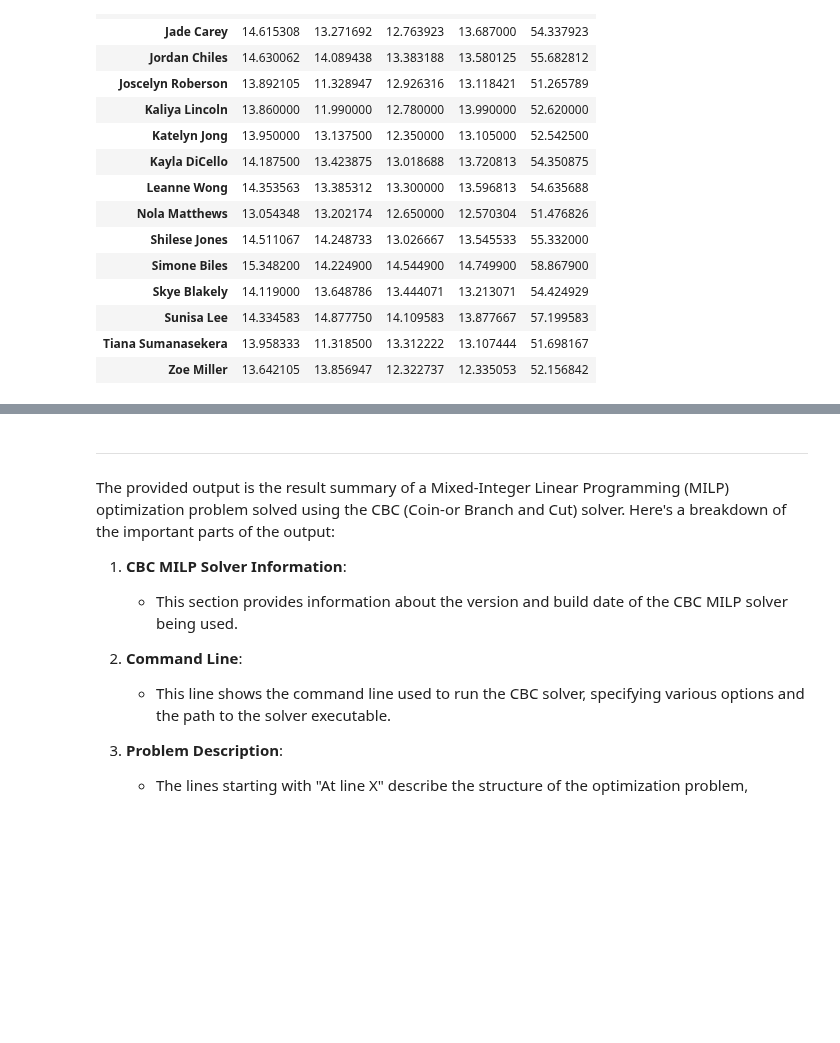
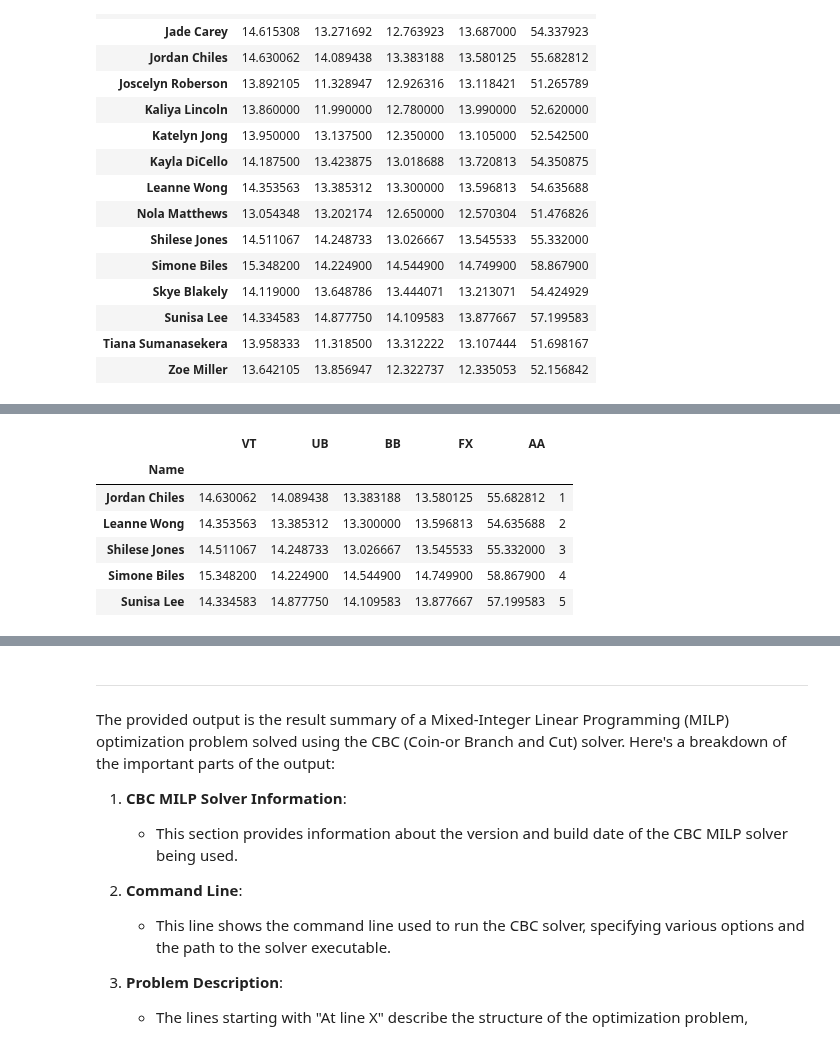
Before and after one commit to RyanJTalbot/MSDS, a Jupyter notebook: Core/Data Mining Foundations/Data Mining Project/Project/competition_gym2023/Team Selection/Team_Selection_Pulp.ipynb, the cells around one changed output, grey strips where cells are left out. Drawn from its saved outputs; the diff is of its cells as text; code cells hidden in the pictures; blank space fills up the shorter version.

```diff
--- a/Core/Data Mining Foundations/Data Mining Project/Project/competition_gym2023/Team Selection/Team_Selection_Pulp.ipynb
+++ b/Core/Data Mining Foundations/Data Mining Project/Project/competition_gym2023/Team Selection/Team_Selection_Pulp.ipynb
@@ -317,0 +308,12 @@ selected_athletes
+# %%
+grouped_means[''] = range(1, len(grouped_means) + 1)
+# %%
+grouped_means
+# %% [output]
+|  | VT | UB | BB | FX | AA |  |
+| Name |  |  |  |  |  |  |
+| Jordan Chiles | 14.630062 | 14.089438 | 13.383188 | 13.580125 | 55.682812 | 1 |
+| Leanne Wong | 14.353563 | 13.385312 | 13.300000 | 13.596813 | 54.635688 | 2 |
+| Shilese Jones | 14.511067 | 14.248733 | 13.026667 | 13.545533 | 55.332000 | 3 |
+| Simone Biles | 15.348200 | 14.224900 | 14.544900 | 14.749900 | 58.867900 | 4 |
+| Sunisa Lee | 14.334583 | 14.877750 | 14.109583 | 13.877667 | 57.199583 | 5 |
```
Also changed, not shown: parts of 22 cells of this notebook, 15 other files.
